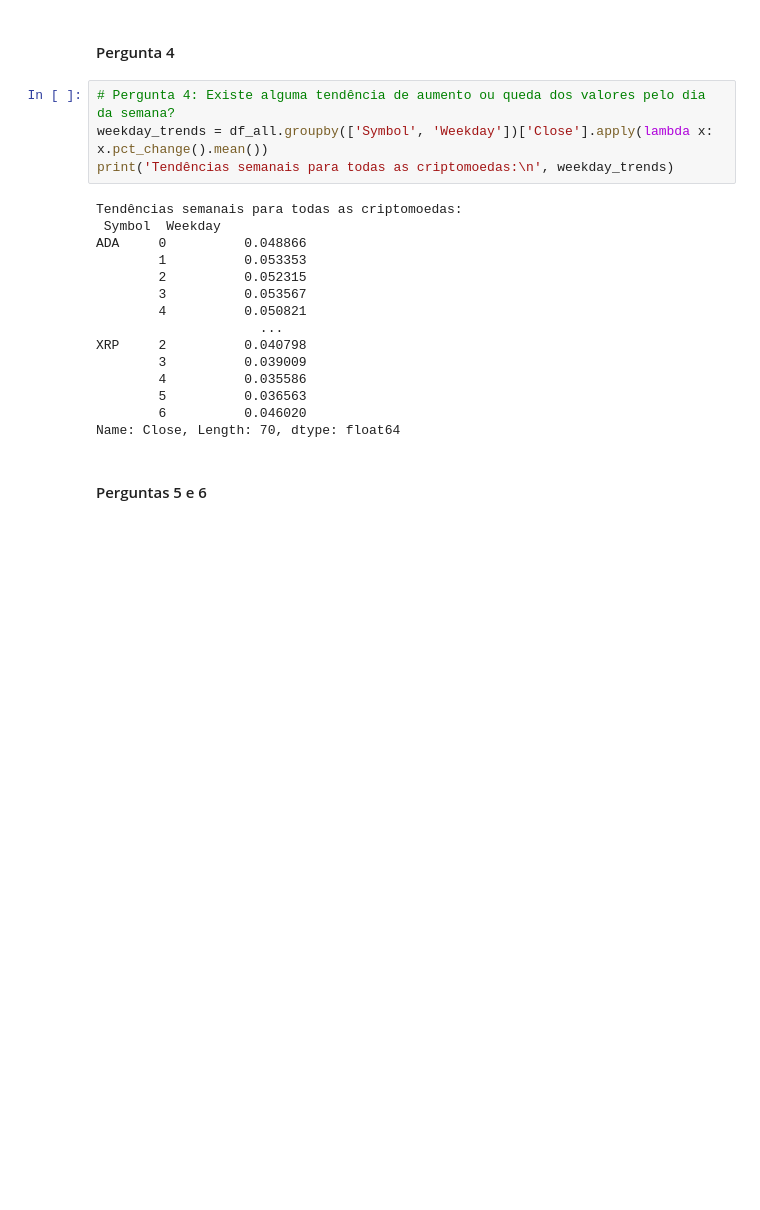
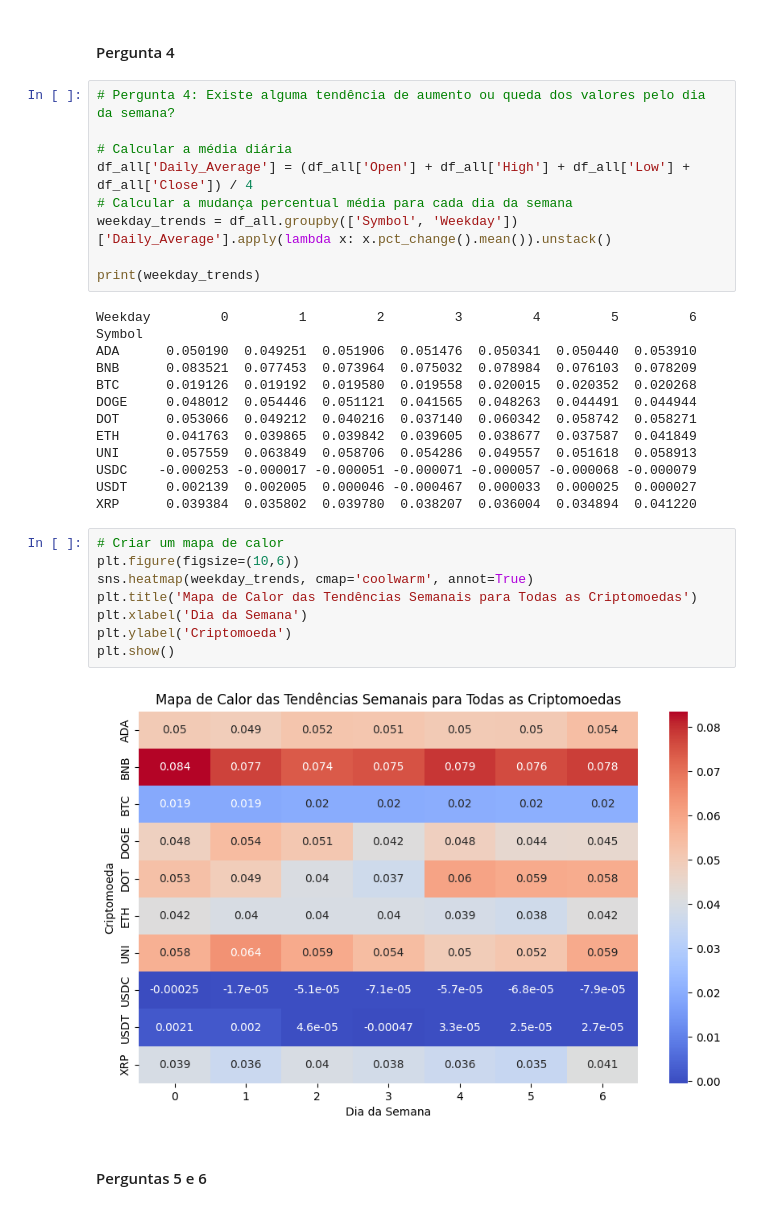
Before and after one commit to lastfirefly/Cryptocurrency, a Jupyter notebook: Crypto_EDA.ipynb, the cells around one changed output. Drawn from its saved outputs; the diff is of its cells as text; blank space fills up the shorter version.

```diff
--- a/Crypto_EDA.ipynb
+++ b/Crypto_EDA.ipynb
@@ -296,23 +307,36 @@ Name: Close, dtype: float64
 #### Pergunta 4
 # %%
 # Pergunta 4: Existe alguma tendência de aumento ou queda dos valores pelo dia da semana?
-weekday_trends = df_all.groupby(['Symbol', 'Weekday'])['Close'].apply(lambda x: x.pct_change().mean())
-print('Tendências semanais para todas as criptomoedas:\n', weekday_trends)
+
+# Calcular a média diária
+df_all['Daily_Average'] = (df_all['Open'] + df_all['High'] + df_all['Low'] + df_all['Close']) / 4
+# Calcular a mudança percentual média para cada dia da semana
+weekday_trends = df_all.groupby(['Symbol', 'Weekday'])['Daily_Average'].apply(lambda x: x.pct_change().mean()).unstack()
+
+print(weekday_trends)
 # %% [output]
-Tendências semanais para todas as criptomoedas:
- Symbol  Weekday
-ADA     0          0.048866
-        1          0.053353
-        2          0.052315
-        3          0.053567
-        4          0.050821
-                     ...
-XRP     2          0.040798
-        3          0.039009
-        4          0.035586
-        5          0.036563
-        6          0.046020
-Name: Close, Length: 70, dtype: float64
+Weekday         0         1         2         3         4         5         6
+Symbol
+ADA      0.050190  0.049251  0.051906  0.051476  0.050341  0.050440  0.053910
+BNB      0.083521  0.077453  0.073964  0.075032  0.078984  0.076103  0.078209
+BTC      0.019126  0.019192  0.019580  0.019558  0.020015  0.020352  0.020268
+DOGE     0.048012  0.054446  0.051121  0.041565  0.048263  0.044491  0.044944
+DOT      0.053066  0.049212  0.040216  0.037140  0.060342  0.058742  0.058271
+ETH      0.041763  0.039865  0.039842  0.039605  0.038677  0.037587  0.041849
+UNI      0.057559  0.063849  0.058706  0.054286  0.049557  0.051618  0.058913
+USDC    -0.000253 -0.000017 -0.000051 -0.000071 -0.000057 -0.000068 -0.000079
+USDT     0.002139  0.002005  0.000046 -0.000467  0.000033  0.000025  0.000027
+XRP      0.039384  0.035802  0.039780  0.038207  0.036004  0.034894  0.041220
+# %%
+# Criar um mapa de calor
+plt.figure(figsize=(10,6))
+sns.heatmap(weekday_trends, cmap='coolwarm', annot=True)
+plt.title('Mapa de Calor das Tendências Semanais para Todas as Criptomoedas')
+plt.xlabel('Dia da Semana')
+plt.ylabel('Criptomoeda')
+plt.show()
+# %% [output]
+[figure, added]
 # %% [markdown]
 #### Perguntas 5 e 6
 # %%
```
Also changed, not shown: parts of 3 cells of this notebook.
